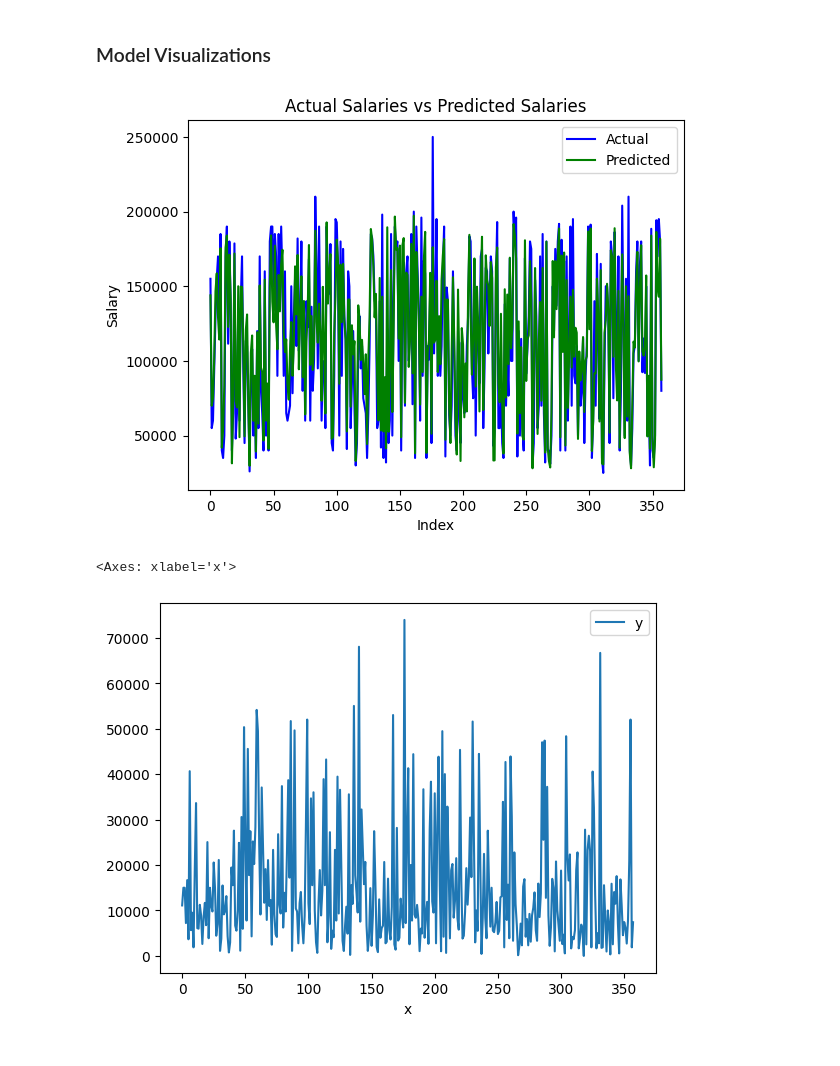
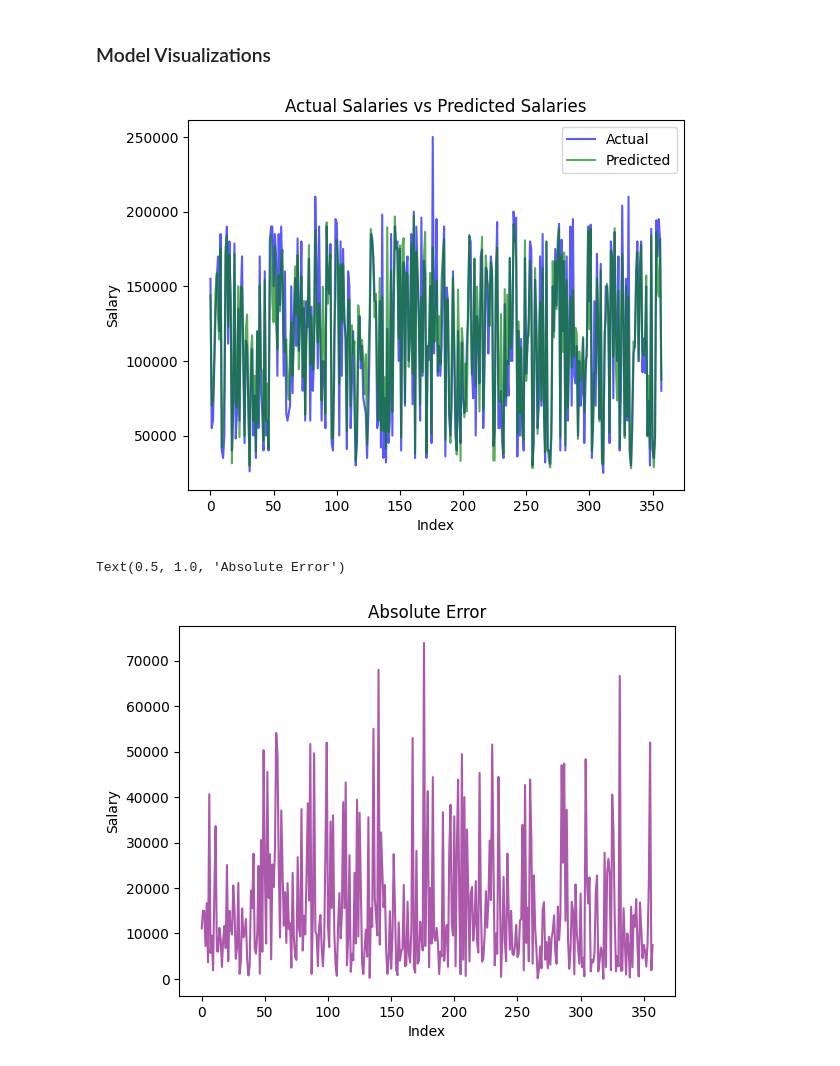
Before and after one commit to alexbuntaran/CSC466-FinalProject, a Jupyter notebook: SalaryAnalysis.ipynb, the cells around one changed output. Cells and saved outputs as stored; diff of their text form; code cells hidden in the pictures.

Commit message:
finished graphs

```diff
--- a/SalaryAnalysis.ipynb
+++ b/SalaryAnalysis.ipynb
@@ -247,33 +261,45 @@ R2 Score: 0.8526687264045383
 # %% [markdown]
 ### Model Visualizations
 # %%
-import matplotlib.pyplot as plt
-import numpy as np
+# Actual Salaries vs Predicted Salaries Graph
 
+# table consisting of actual salaries
 df_actual = pd.DataFrame({"x": [n for n in range(len(y_test))]})
 df_actual["y"] = list(y_test)
 
+# table consisting of predicted salaries
 df_predicted = pd.DataFrame({"x": [n for n in range(len(y_pred))]})
 df_predicted["y"] = y_pred
 
+# create shared plot
 ax = plt.gca()
 
-df_actual.plot(x="x", y="y", kind="line", color="blue", label="Actual", ax=ax)
-df_predicted.plot(x="x", y="y", kind="line", color="green", label="Predicted", ax=ax)
+# plot actual and predicted salaries
+df_actual.plot(x="x", y="y", kind="line", color="blue", label="Actual", ax=ax, alpha=0.65)
+df_predicted.plot(x="x", y="y", kind="line", color="green", label="Predicted", ax=ax, alpha=0.65)
 
+# set labels
 ax.set_xlabel("Index")
 ax.set_ylabel("Salary")
 ax.set_title("Actual Salaries vs Predicted Salaries")
 
 plt.show()
 
+# Absolute Error Graph
+
+# take the difference between each actual and predicted
 df_diff = pd.DataFrame({"x": [n for n in range(len(y_test))]})
 df_diff["y"] = y_test.to_numpy() - y_pred
 
+# apply absolute value
 df_diff = df_diff.apply(abs)
 
-df_diff.plot(x="x", y="y")
+# set labels
+plt.plot(df_diff["x"], df_diff["y"], color="purple", alpha=0.65)
+plt.xlabel("Index")
+plt.ylabel("Salary")
+plt.title("Absolute Error")
 # %% [output]
-[figure, old version]
+[figure, new version]
-<Axes: xlabel='x'>
+Text(0.5, 1.0, 'Absolute Error')
-[figure, old version]
+[figure, new version]
```
Also changed, not shown: parts of 2 cells of this notebook.
